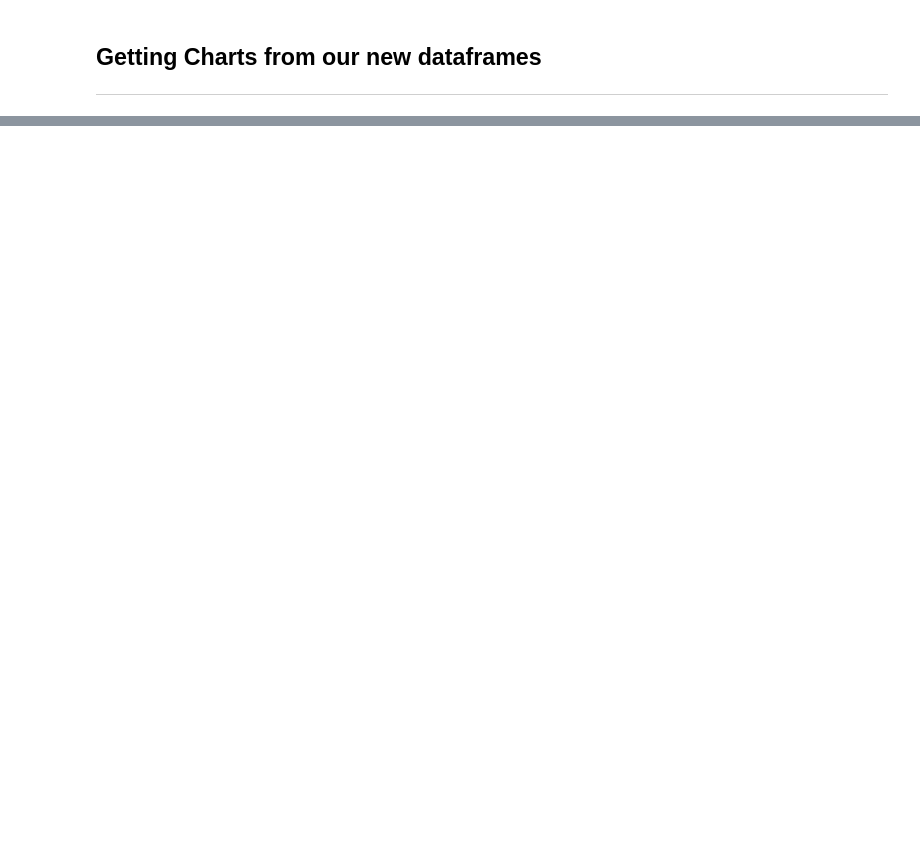
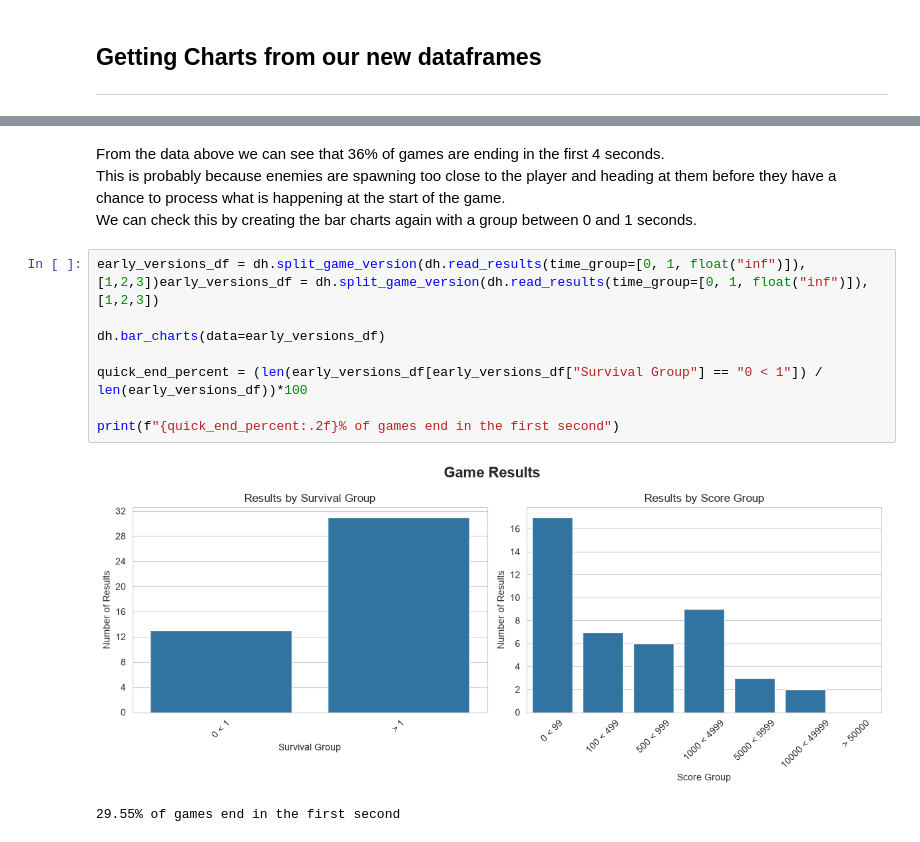
Before and after one commit to JonathanHinchliffe/CubeGame, a Jupyter notebook: Data-Informed-Design.ipynb, the cells around one changed output, grey strips where cells are left out. Drawn from its saved outputs; the diff is of its cells as text; blank space fills up the shorter version.

```diff
--- a/Data-Informed-Design.ipynb
+++ b/Data-Informed-Design.ipynb
@@ -87,0 +82,15 @@ dh.bar_charts(data=new_df)
+# %% [markdown]
+From the data above we can see that 36% of games are ending in the first 4 seconds.<br>
+This is probably because enemies are spawning too close to the player and heading at them before they have a chance to process what is happening at the start of the game.<br>
+We can check this by creating the bar charts again with a group between 0 and 1 seconds.
+# %%
+early_versions_df = dh.split_game_version(dh.read_results(time_group=[0, 1, float("inf")]), [1,2,3])early_versions_df = dh.split_game_version(dh.read_results(time_group=[0, 1, float("inf")]), [1,2,3])
+
+dh.bar_charts(data=early_versions_df)
+
+quick_end_percent = (len(early_versions_df[early_versions_df["Survival Group"] == "0 < 1"]) / len(early_versions_df))*100
+
+print(f"{quick_end_percent:.2f}% of games end in the first second")
+# %% [output]
+[figure, added]
+29.55% of games end in the first second
```
Also changed, not shown: parts of 13 cells of this notebook, 5 other files.
